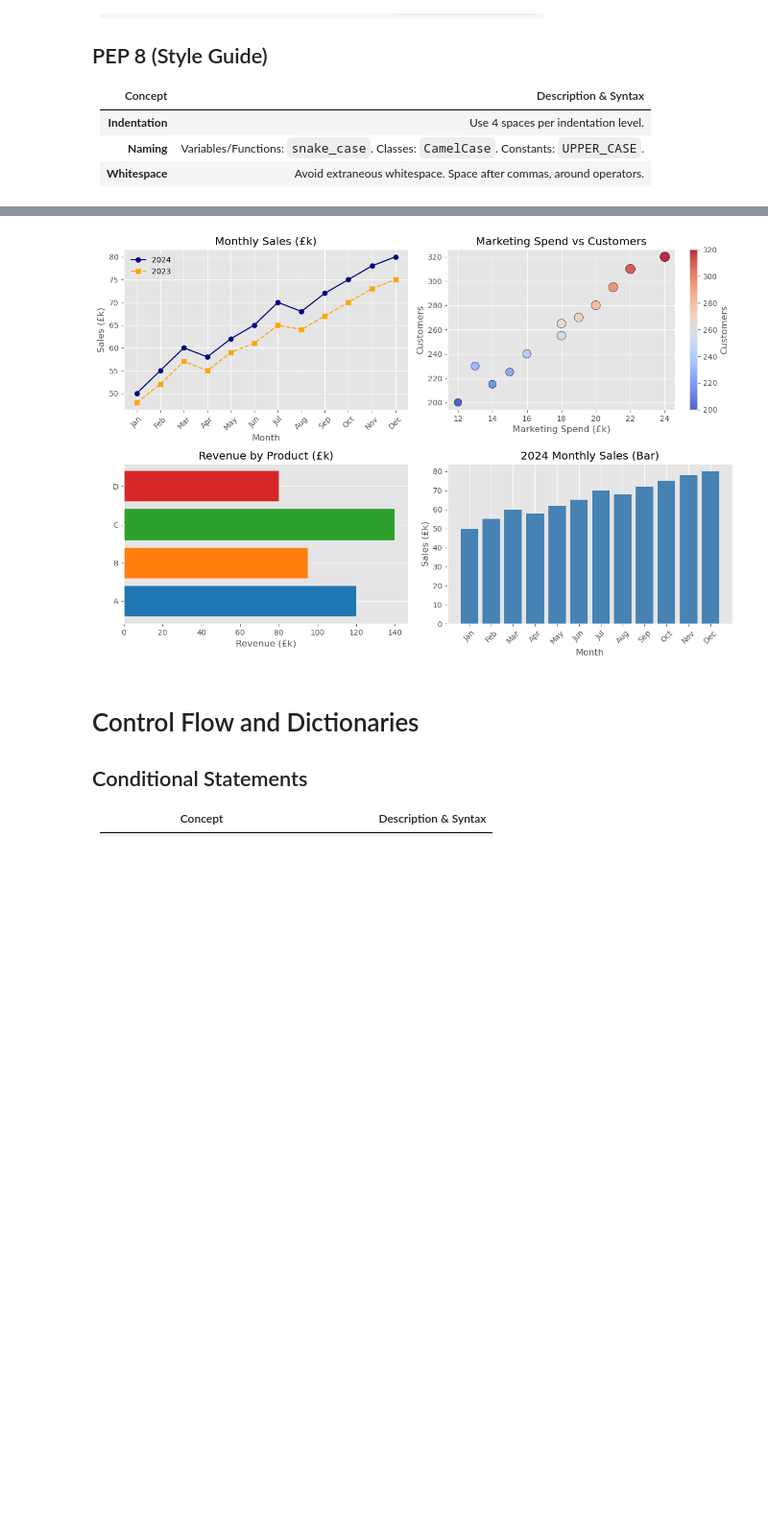
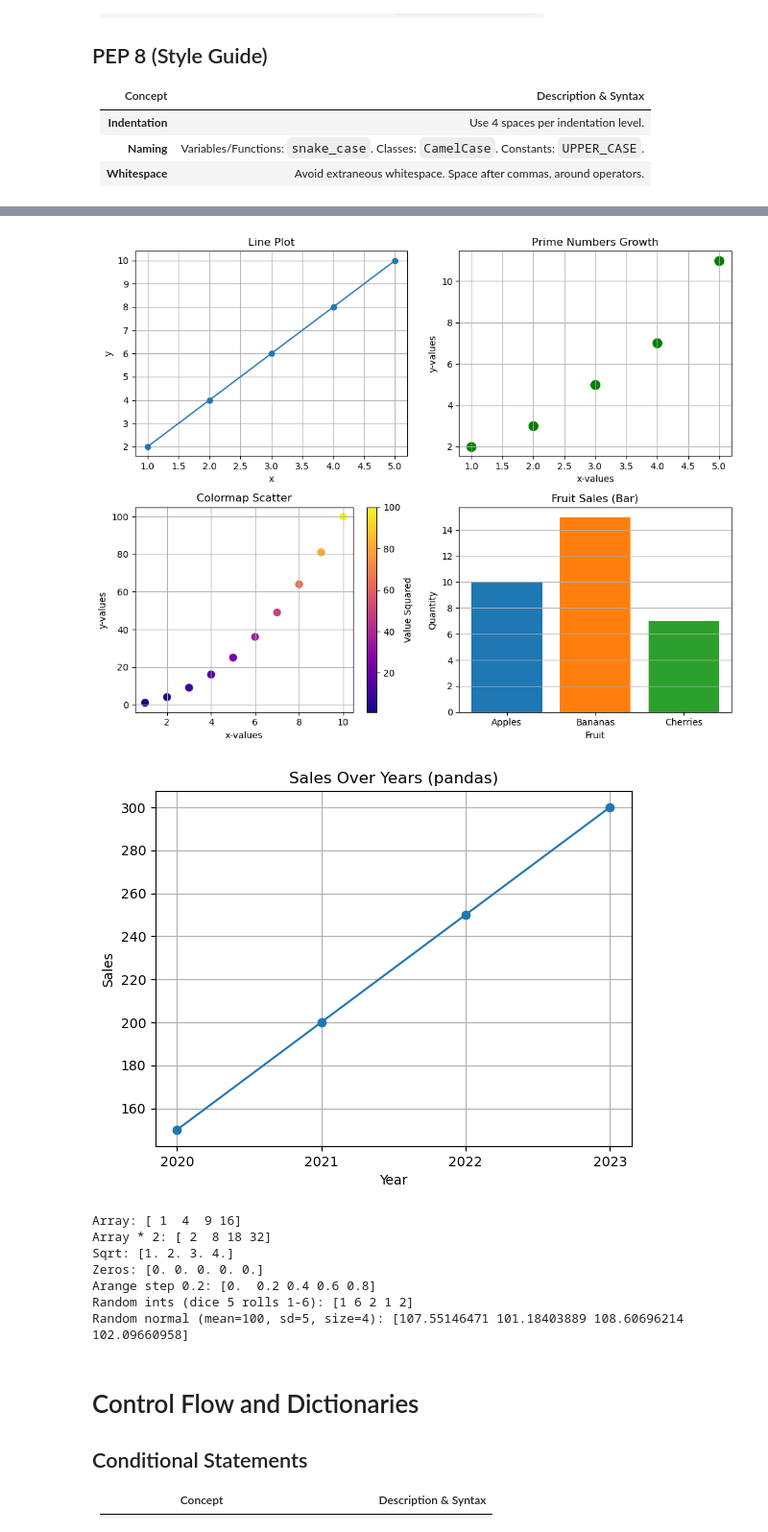
Before and after one commit to nchengg/BEMM458, a Jupyter notebook: Revision/Revision_notes.ipynb, the cells around one changed output, grey strips where cells are left out. Shown: that part at 96% size. Saved outputs shown, nothing was run; the diff lists cells and outputs as text; code cells hidden in the pictures; blank space fills up the shorter version.

```diff
--- a/Revision/Revision_notes.ipynb
+++ b/Revision/Revision_notes.ipynb
@@ -105,4 +129,5 @@ print(f"\nScreen Dimensions: {width}x{height}")
 # %%
+import numpy as np
 import matplotlib.pyplot as plt
 import pandas as pd
 
@@ -133,36 +158,54 @@ y_cm = [value**2 for value in x_cm]
 plt.subplot(2, 2, 3)
 scatter = plt.scatter(x_cm, y_cm, c=y_cm, cmap="plasma", s=60)
 plt.colorbar(scatter, label="Value Squared")
 plt.title("Colormap Scatter")
 plt.xlabel("x-values")
 plt.ylabel("y-values")
 plt.grid(True)
 
-# 4) Bar chart + pandas line
+# 4) Bar chart
 plt.subplot(2, 2, 4)
 categories = ["Apples", "Bananas", "Cherries"]
 values = [10, 15, 7]
 plt.bar(categories, values, color=["#1f77b4", "#ff7f0e", "#2ca02c"])
 plt.title("Fruit Sales (Bar)")
 plt.xlabel("Fruit")
 plt.ylabel("Quantity")
 plt.grid(axis="y")
 
 plt.tight_layout()
 plt.show()
 
-# Simple pandas example (matches Exercise 8)
+# Simple pandas example
 data = {"Year": [2020, 2021, 2022, 2023], "Sales": [150, 200, 250, 300]}
 df = pd.DataFrame(data)
 plt.plot(df["Year"], df["Sales"], marker="o")
 plt.title("Sales Over Years (pandas)")
 plt.xlabel("Year")
 plt.ylabel("Sales")
 plt.xticks(df["Year"])
 plt.grid(True)
 plt.show()
+
+# NumPy examples from Week 3 slides
+arr = np.array([1, 4, 9, 16])
+print("Array:", arr)
+print("Array * 2:", arr * 2)
+print("Sqrt:", np.sqrt(arr))
+print("Zeros:", np.zeros(5))
+print("Arange step 0.2:", np.arange(0, 1, 0.2))
+print("Random ints (dice 5 rolls 1-6):", np.random.randint(1, 7, 5))
+print("Random normal (mean=100, sd=5, size=4):", np.random.normal(100, 5, 4))
 # %% [output]
-[figure, old version]
+[figure, new version]
+[figure, added]
+Array: [ 1  4  9 16]
+Array * 2: [ 2  8 18 32]
+Sqrt: [1. 2. 3. 4.]
+Zeros: [0. 0. 0. 0. 0.]
+Arange step 0.2: [0.  0.2 0.4 0.6 0.8]
+Random ints (dice 5 rolls 1-6): [1 6 2 1 2]
+Random normal (mean=100, sd=5, size=4): [107.55146471 101.18403889 108.60696214 102.09660958]
 # %% [markdown]
 # Control Flow and Dictionaries
 
```
Also changed, not shown: parts of 2 cells of this notebook, 3 other files.
